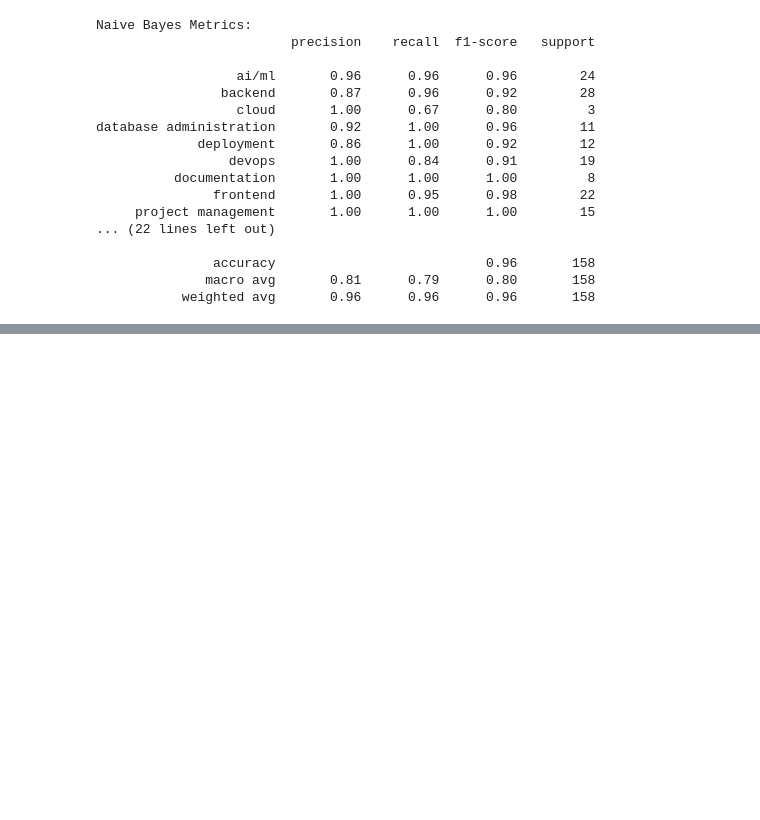
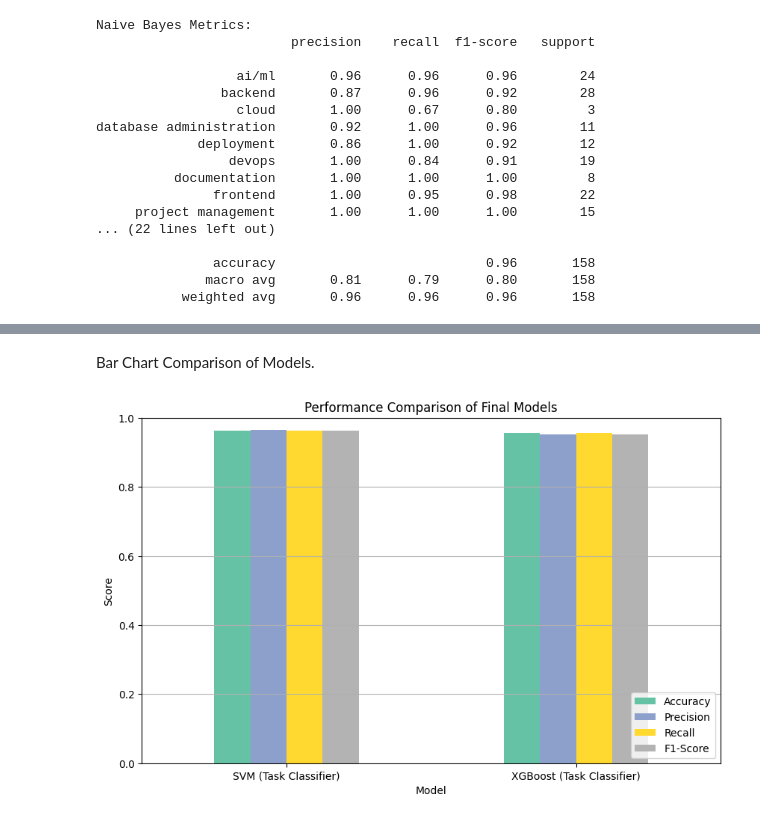
Before and after one commit to Purvitha-gh/AI-Powered-Task-Management-System, a Jupyter notebook: AI_Powered_Task_Management.ipynb, the cells around one changed output, grey strips where cells are left out. Drawn from its saved outputs; the diff is of its cells as text; code cells hidden in the pictures; blank space fills up the shorter version.

```diff
--- a/AI_Powered_Task_Management.ipynb
+++ b/AI_Powered_Task_Management.ipynb
@@ -208,0 +213,6 @@ database administration       0.92      1.00      0.96        11
+# %%
+from sklearn.ensemble import RandomForestClassifier
+
+rf_model = RandomForestClassifier(random_state=42)
+rf_model.fit(X_train, y_train)
+y_pred_rf = rf_model.predict(X_test)
@@ -208,0 +330,25 @@ database administration       0.92      1.00      0.96        11
+# %%
+from sklearn.metrics import accuracy_score, precision_score, recall_score, f1_score, classification_report
+
+def get_metrics(y_true, y_pred, model_name):
+    return {
+        'Model': model_name,
+        'Accuracy': accuracy_score(y_true, y_pred),
+        'Precision': precision_score(y_true, y_pred, average='weighted', zero_division=0),
+        'Recall': recall_score(y_true, y_pred, average='weighted'),
+        'F1-Score': f1_score(y_true, y_pred, average='weighted')
+    }
+
+# Task Classification Metrics (SVM)
+task_metrics_svm = get_metrics(y_test, y_pred_svm, "SVM (Task Classifier)")
+
+# Task Classification Metrics (XGBoost)
+task_metrics_xgb = get_metrics(y_test, y_pred_xgb_original, "XGBoost (Task Classifier)")
+
+
+# Combine into DataFrame
+import pandas as pd
+
+results_df = pd.DataFrame([task_metrics_svm, task_metrics_xgb])
+results_df.set_index('Model', inplace=True)
+results_df.round(3)
@@ -208,0 +405,12 @@ database administration       0.92      1.00      0.96        11
+# %% [markdown]
+Bar Chart Comparison of Models.
+# %%
+results_df.plot(kind='bar', figsize=(10,6), ylim=(0,1), colormap='Set2')
+plt.title("Performance Comparison of Final Models")
+plt.ylabel("Score")
+plt.xticks(rotation=0)
+plt.grid(axis='y')
+plt.legend(loc='lower right')
+plt.show()
+# %% [output]
+[figure, added]
```
Also changed, not shown: parts of 28 cells of this notebook.
